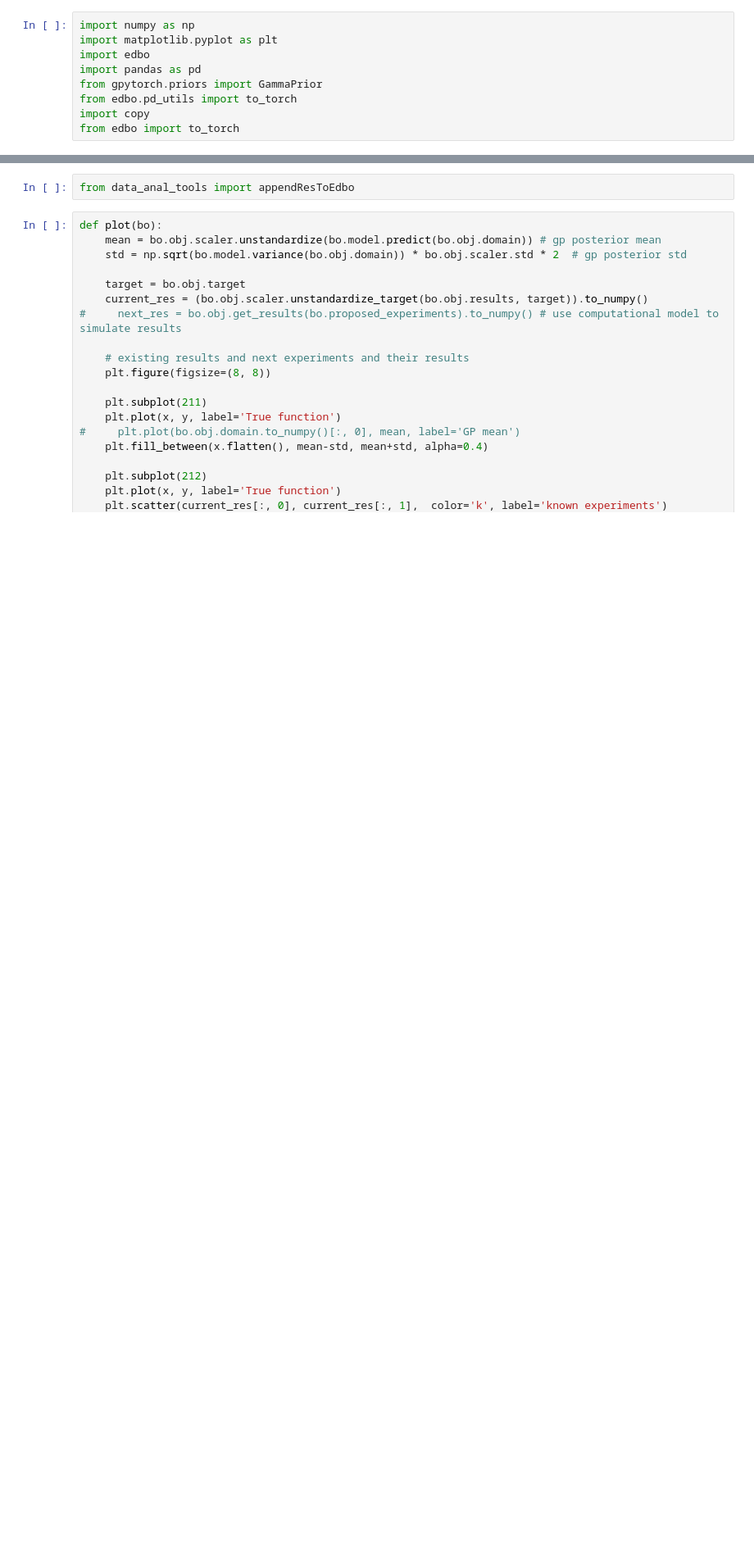
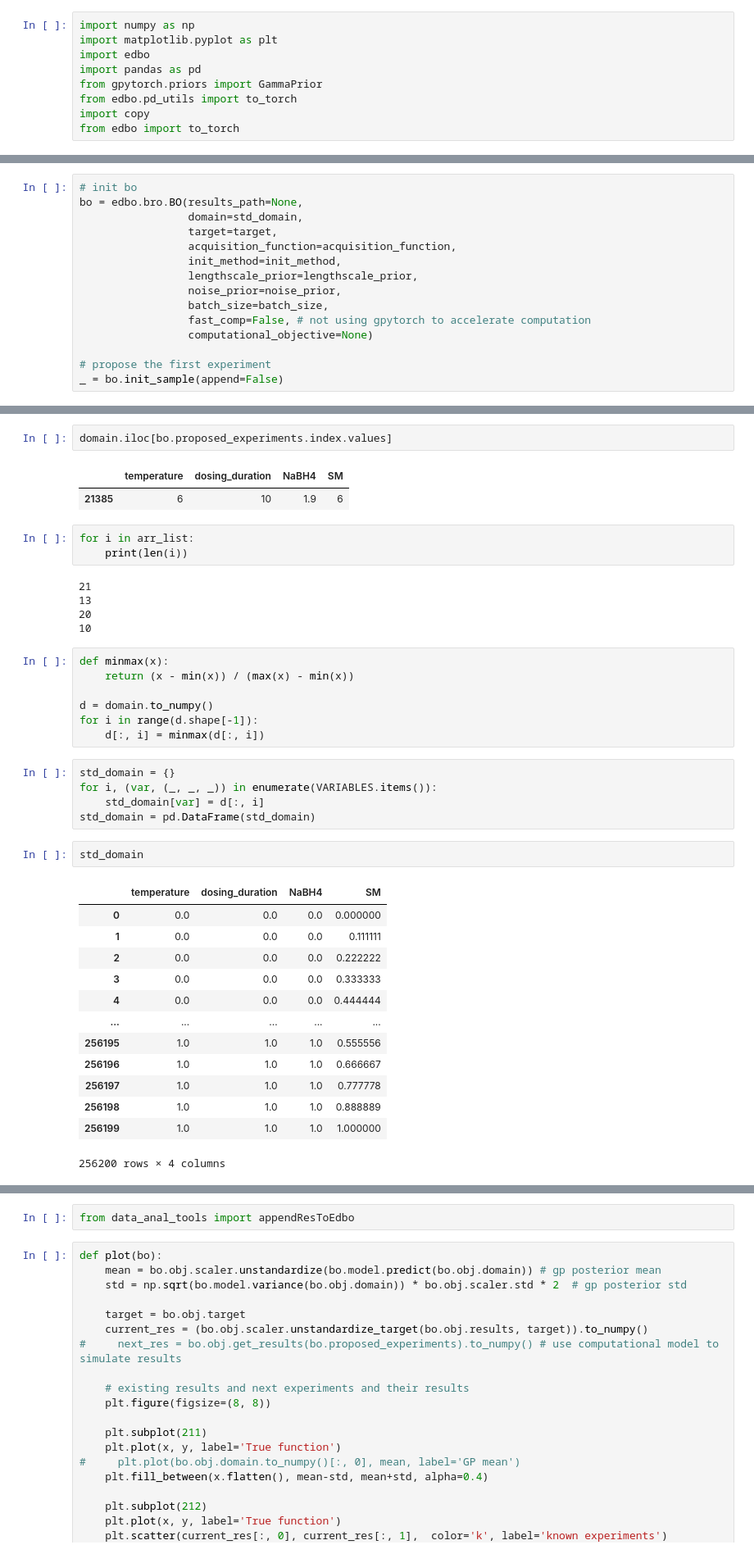
Before and after one commit to jiayu423/edbo_GN, a Jupyter notebook: edbo test/express_test.ipynb, the cells around one changed output, grey strips where cells are left out. Shown: that part at 82% size. Saved outputs shown, nothing was run; the diff lists cells and outputs as text; blank space fills up the shorter version.

Commit message:
add minmax standardize input

```diff
--- a/edbo test/express_test.ipynb
+++ b/edbo test/express_test.ipynb
@@ -9,0 +51,15 @@ from edbo import to_torch
+# %%
+# init bo
+bo = edbo.bro.BO(results_path=None,
+                 domain=std_domain,
+                 target=target,
+                 acquisition_function=acquisition_function,
+                 init_method=init_method,
+                 lengthscale_prior=lengthscale_prior,
+                 noise_prior=noise_prior,
+                 batch_size=batch_size,
+                 fast_comp=False, # not using gpytorch to accelerate computation
+                 computational_objective=None)
+
+# propose the first experiment
+_ = bo.init_sample(append=False)
@@ -9,0 +70,41 @@ from edbo import to_torch
+# %%
+domain.iloc[bo.proposed_experiments.index.values]
+# %% [output]
+|  | temperature | dosing_duration | NaBH4 | SM |
+| 21385 | 6 | 10 | 1.9 | 6 |
+# %%
+for i in arr_list:
+    print(len(i))
+# %% [output]
+21
+13
+20
+10
+# %%
+def minmax(x):
+    return (x - min(x)) / (max(x) - min(x))
+
+d = domain.to_numpy()
+for i in range(d.shape[-1]):
+    d[:, i] = minmax(d[:, i])
+# %%
+std_domain = {}
+for i, (var, (_, _, _)) in enumerate(VARIABLES.items()):
+    std_domain[var] = d[:, i]
+std_domain = pd.DataFrame(std_domain)
+# %%
+std_domain
+# %% [output]
+|  | temperature | dosing_duration | NaBH4 | SM |
+| 0 | 0.0 | 0.0 | 0.0 | 0.000000 |
+| 1 | 0.0 | 0.0 | 0.0 | 0.111111 |
+| 2 | 0.0 | 0.0 | 0.0 | 0.222222 |
+| 3 | 0.0 | 0.0 | 0.0 | 0.333333 |
+| 4 | 0.0 | 0.0 | 0.0 | 0.444444 |
+| ... | ... | ... | ... | ... |
+| 256195 | 1.0 | 1.0 | 1.0 | 0.555556 |
+| 256196 | 1.0 | 1.0 | 1.0 | 0.666667 |
+| 256197 | 1.0 | 1.0 | 1.0 | 0.777778 |
+| 256198 | 1.0 | 1.0 | 1.0 | 0.888889 |
+| 256199 | 1.0 | 1.0 | 1.0 | 1.000000 |
+256200 rows × 4 columns
```
Also changed, not shown: parts of 7 cells of this notebook, 3 other files.
